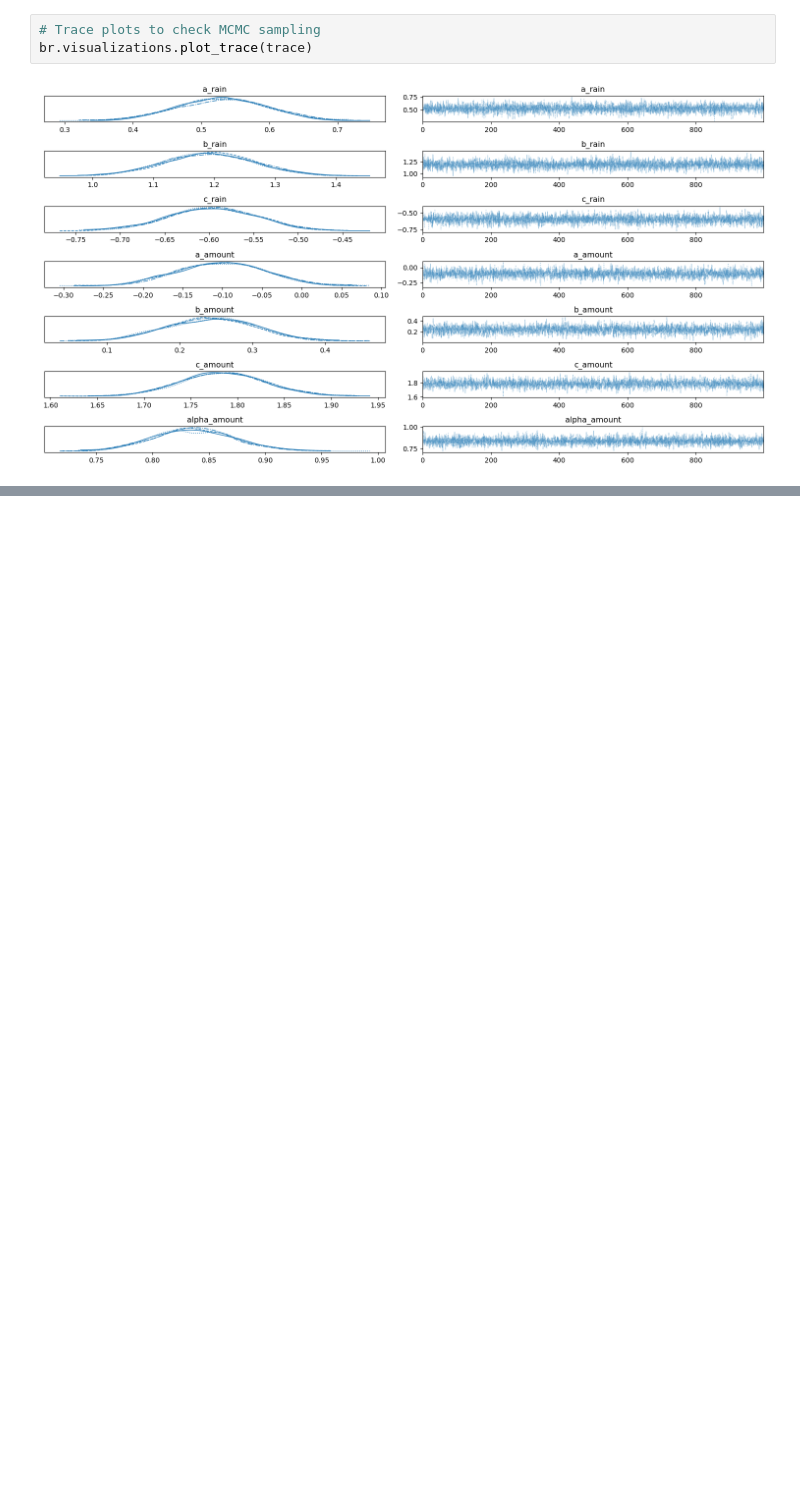
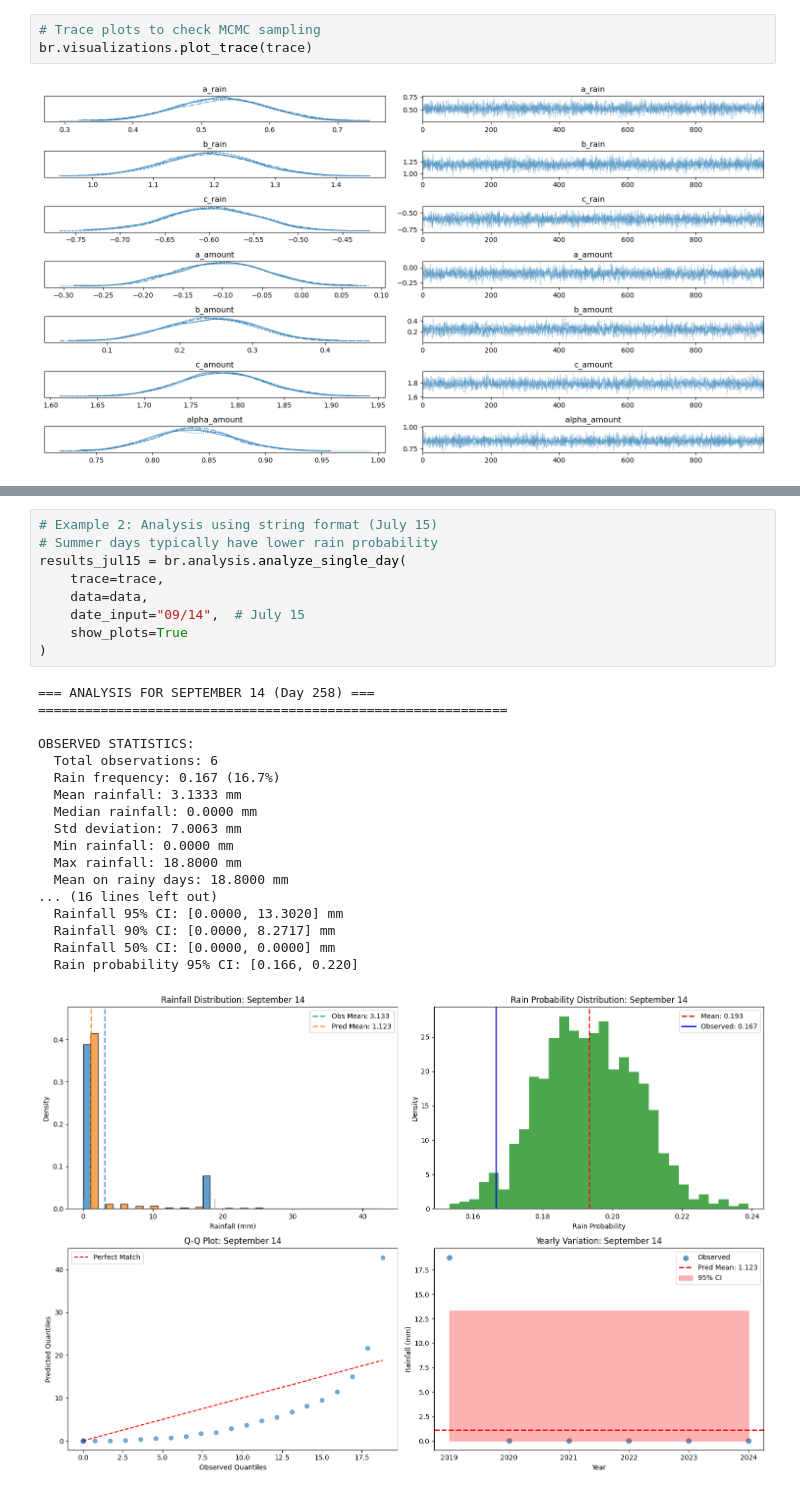
Before and after one commit to OliverEvans96/bayesian-rainfall, a Jupyter notebook: notebooks/Bayesian Rainfall.ipynb, the cells around one changed output, grey strips where cells are left out. Saved outputs shown, nothing was run; the diff lists cells and outputs as text; blank space fills up the shorter version.

```diff
--- a/notebooks/Bayesian Rainfall.ipynb
+++ b/notebooks/Bayesian Rainfall.ipynb
@@ -90,0 +128,28 @@ br.visualizations.plot_seasonal_summaries(trace, data)
+# %%
+# Example 2: Analysis using string format (July 15)
+# Summer days typically have lower rain probability
+results_jul15 = br.analysis.analyze_single_day(
+    trace=trace,
+    data=data,
+    date_input="09/14",  # July 15
+    show_plots=True
+)
+# %% [output]
+=== ANALYSIS FOR SEPTEMBER 14 (Day 258) ===
+============================================================
+
+OBSERVED STATISTICS:
+  Total observations: 6
+  Rain frequency: 0.167 (16.7%)
+  Mean rainfall: 3.1333 mm
+  Median rainfall: 0.0000 mm
+  Std deviation: 7.0063 mm
+  Min rainfall: 0.0000 mm
+  Max rainfall: 18.8000 mm
+  Mean on rainy days: 18.8000 mm
+... (16 lines left out)
+  Rainfall 95% CI: [0.0000, 13.3020] mm
+  Rainfall 90% CI: [0.0000, 8.2717] mm
+  Rainfall 50% CI: [0.0000, 0.0000] mm
+  Rain probability 95% CI: [0.166, 0.220]
+[figure, added]
```
Also changed, not shown: parts of 13 cells of this notebook, 3 other files.
